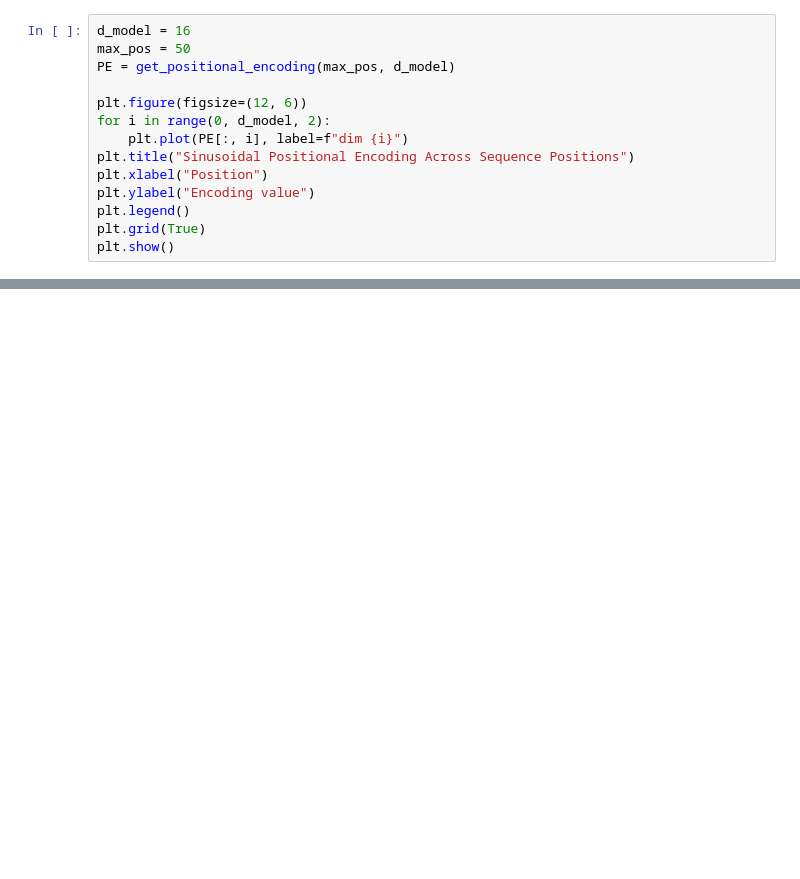
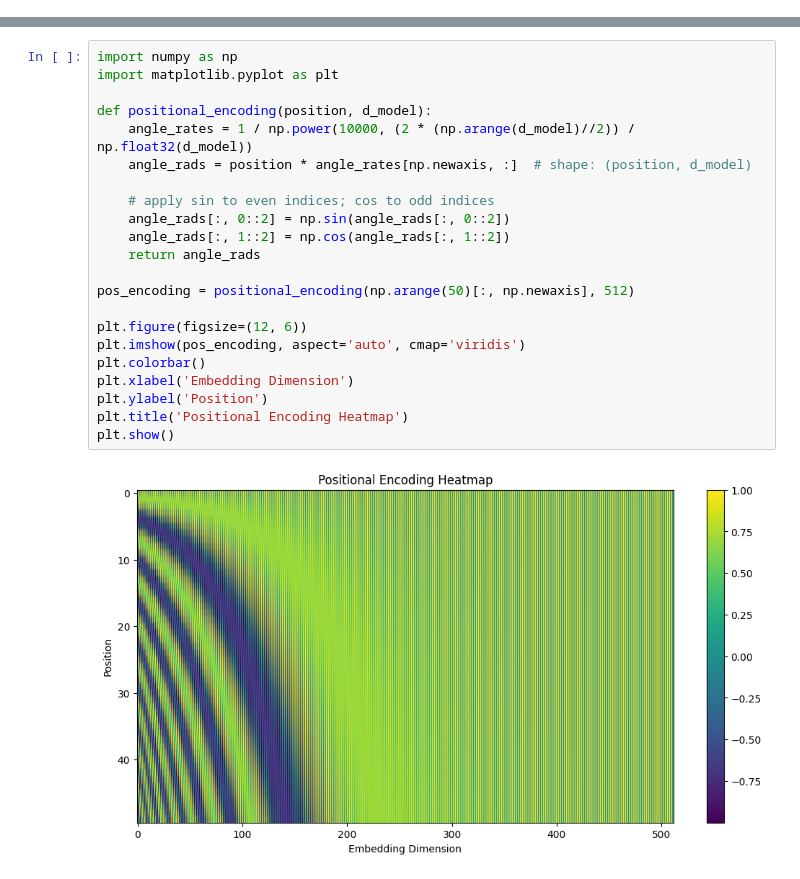
Before and after one commit to mnsbharadwaj/AI-NLP, a Jupyter notebook: Transformer_components.ipynb, the cells around one changed output, grey strips where cells are left out. Drawn from its saved outputs; the diff is of its cells as text; blank space fills up the shorter version.

```diff
--- a/Transformer_components.ipynb
+++ b/Transformer_components.ipynb
@@ -17,14 +2,0 @@ def get_positional_encoding(max_pos, d_model):
-# %%
-d_model = 16
-max_pos = 50
-PE = get_positional_encoding(max_pos, d_model)
-
-plt.figure(figsize=(12, 6))
-for i in range(0, d_model, 2):
-    plt.plot(PE[:, i], label=f"dim {i}")
-plt.title("Sinusoidal Positional Encoding Across Sequence Positions")
-plt.xlabel("Position")
-plt.ylabel("Encoding value")
-plt.legend()
-plt.grid(True)
-plt.show()
@@ -123,0 +33,24 @@ SyntaxError: invalid syntax (ipython-input-1-2806823240.py, line 1)
+# %%
+import numpy as np
+import matplotlib.pyplot as plt
+
+def positional_encoding(position, d_model):
+    angle_rates = 1 / np.power(10000, (2 * (np.arange(d_model)//2)) / np.float32(d_model))
+    angle_rads = position * angle_rates[np.newaxis, :]  # shape: (position, d_model)
+
+    # apply sin to even indices; cos to odd indices
+    angle_rads[:, 0::2] = np.sin(angle_rads[:, 0::2])
+    angle_rads[:, 1::2] = np.cos(angle_rads[:, 1::2])
+    return angle_rads
+
+pos_encoding = positional_encoding(np.arange(50)[:, np.newaxis], 512)
+
+plt.figure(figsize=(12, 6))
+plt.imshow(pos_encoding, aspect='auto', cmap='viridis')
+plt.colorbar()
+plt.xlabel('Embedding Dimension')
+plt.ylabel('Position')
+plt.title('Positional Encoding Heatmap')
+plt.show()
+# %% [output]
+[figure, added]
```
Also changed, not shown: parts of 16 cells of this notebook.
